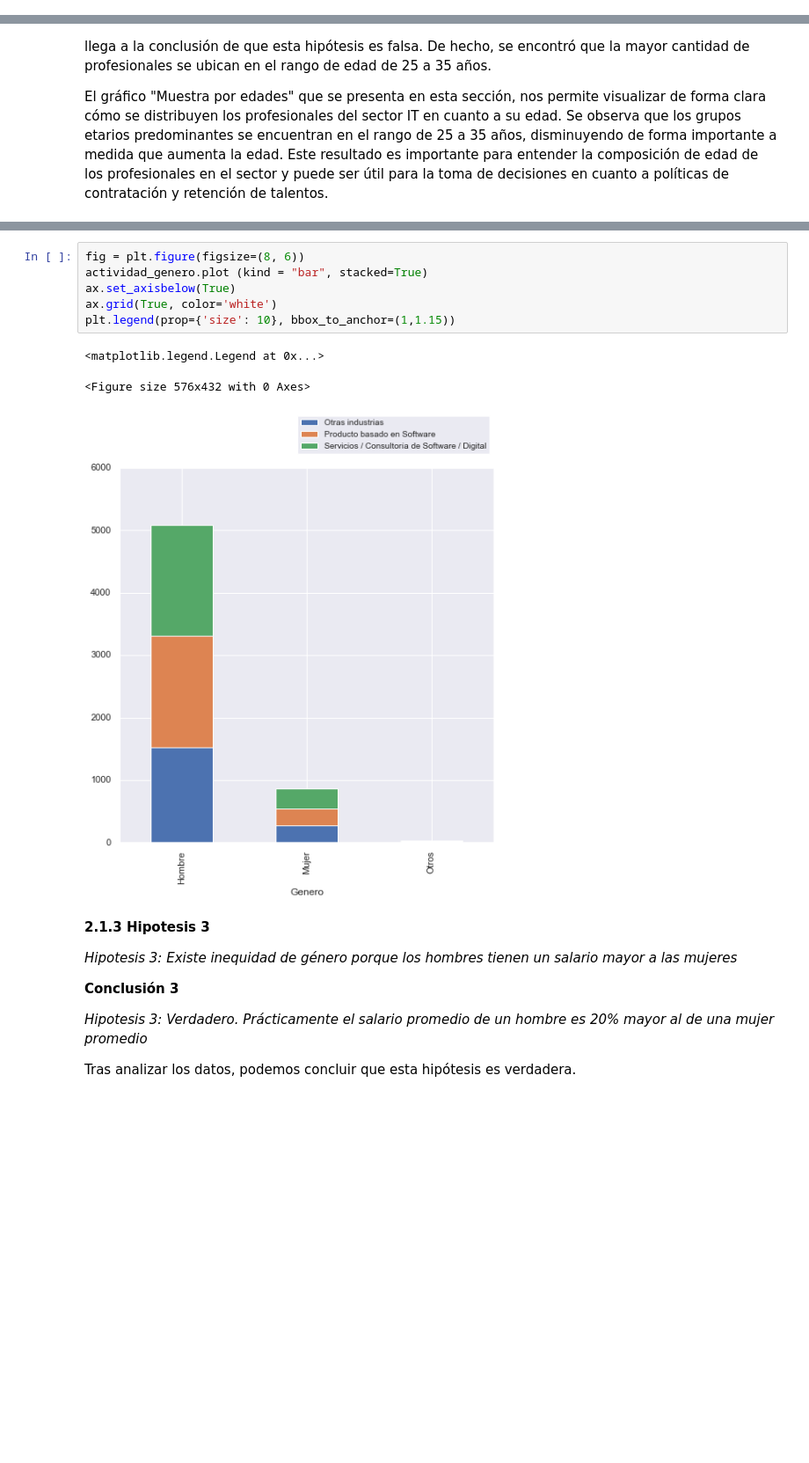
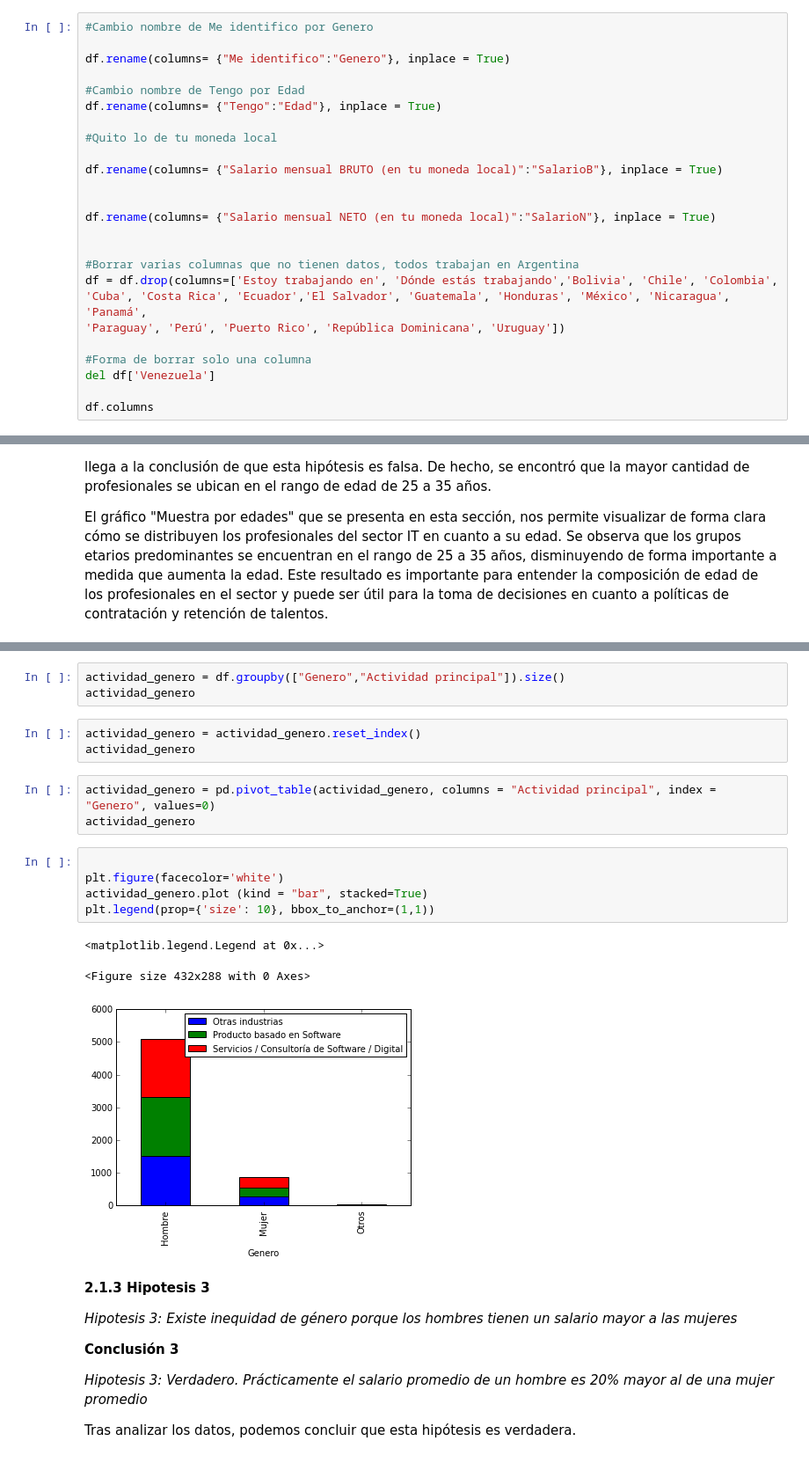
Before and after one commit to RODRIGORUBIO1991/PythonCode, a Jupyter notebook: TP CODER HOUSE/Data_StoryTelling+Rubio.ipynb, the cells around one changed output, grey strips where cells are left out. Shown: that part at 88% size. Saved outputs shown, nothing was run; the diff lists cells and outputs as text; blank space fills up the shorter version.

```diff
--- a/TP CODER HOUSE/Data_StoryTelling+Rubio.ipynb
+++ b/TP CODER HOUSE/Data_StoryTelling+Rubio.ipynb
@@ -14,0 +31,24 @@ En definitiva, nuestro objetivo es ayudarte a tener éxito en el mundo de la tec
+# %%
+#Cambio nombre de Me identifico por Genero
+
+df.rename(columns= {"Me identifico":"Genero"}, inplace = True)
+
+#Cambio nombre de Tengo por Edad
+df.rename(columns= {"Tengo":"Edad"}, inplace = True)
+
+#Quito lo de tu moneda local
+
+df.rename(columns= {"Salario mensual BRUTO (en tu moneda local)":"SalarioB"}, inplace = True)
+
+
+df.rename(columns= {"Salario mensual NETO (en tu moneda local)":"SalarioN"}, inplace = True)
+
+
+#Borrar varias columnas que no tienen datos, todos trabajan en Argentina
+df = df.drop(columns=['Estoy trabajando en', 'Dónde estás trabajando','Bolivia', 'Chile', 'Colombia', 'Cuba', 'Costa Rica', 'Ecuador','El Salvador', 'Guatemala', 'Honduras', 'México', 'Nicaragua', 'Panamá',
+'Paraguay', 'Perú', 'Puerto Rico', 'República Dominicana', 'Uruguay'])
+
+#Forma de borrar solo una columna
+del df['Venezuela']
+
+df.columns
@@ -96,13 +179,21 @@ Este gráfico nos permite visualizar de manera clara la diferencia en la distrib
+# %%
+actividad_genero = df.groupby(["Genero","Actividad principal"]).size()
+actividad_genero
+# %%
+actividad_genero = actividad_genero.reset_index()
+actividad_genero
+# %%
+actividad_genero = pd.pivot_table(actividad_genero, columns = "Actividad principal", index = "Genero", values=0)
+actividad_genero
 # %%
-fig = plt.figure(figsize=(8, 6))
+
+plt.figure(facecolor='white')
 actividad_genero.plot (kind = "bar", stacked=True)
-ax.set_axisbelow(True)
-ax.grid(True, color='white')
-plt.legend(prop={'size': 10}, bbox_to_anchor=(1,1.15))
+plt.legend(prop={'size': 10}, bbox_to_anchor=(1,1))
 # %% [output]
 <matplotlib.legend.Legend at 0x...>
-<Figure size 576x432 with 0 Axes>
+<Figure size 432x288 with 0 Axes>
-[figure, old version]
+[figure, new version]
 # %% [markdown]
 **2.1.3 Hipotesis 3**
 
```
Also changed, not shown: parts of 65 cells of this notebook.
